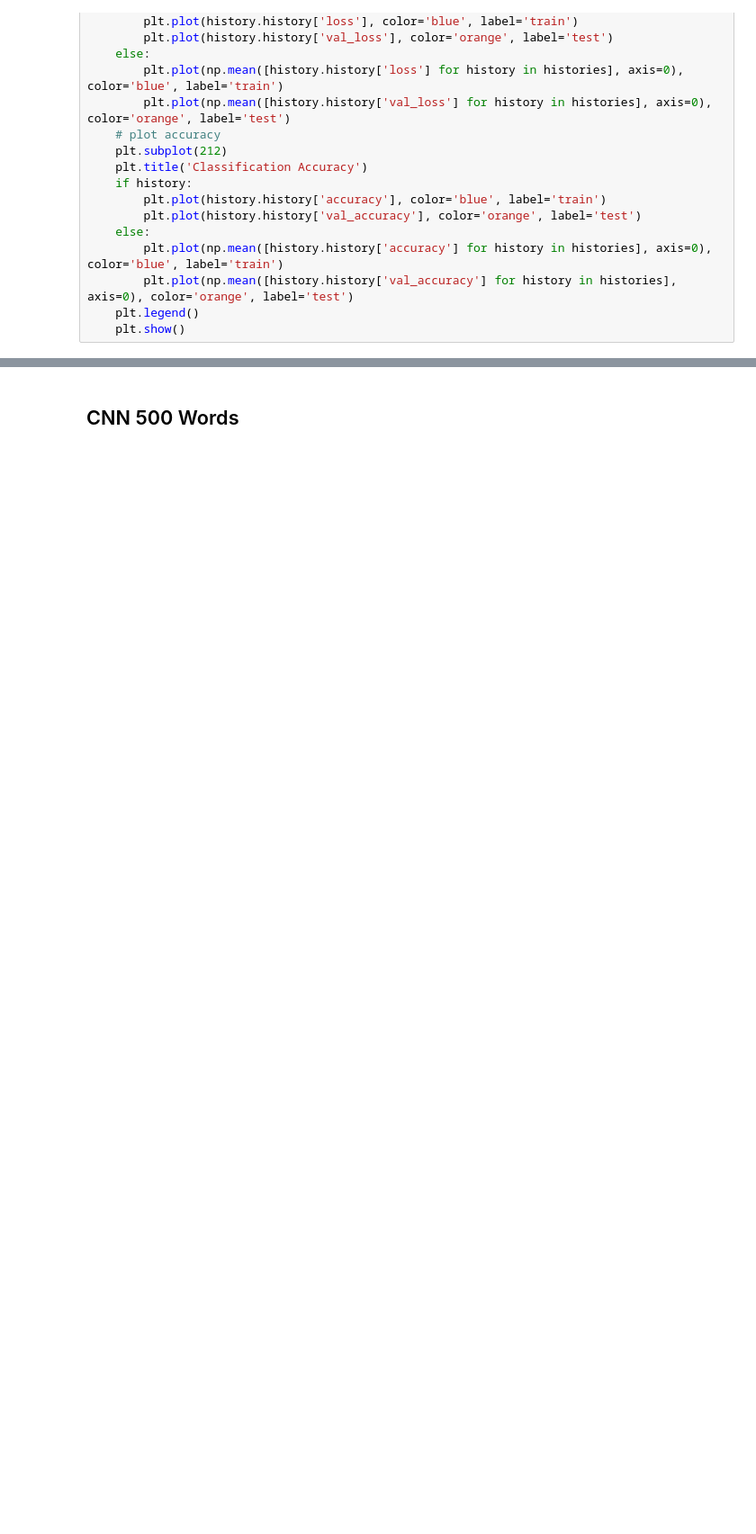
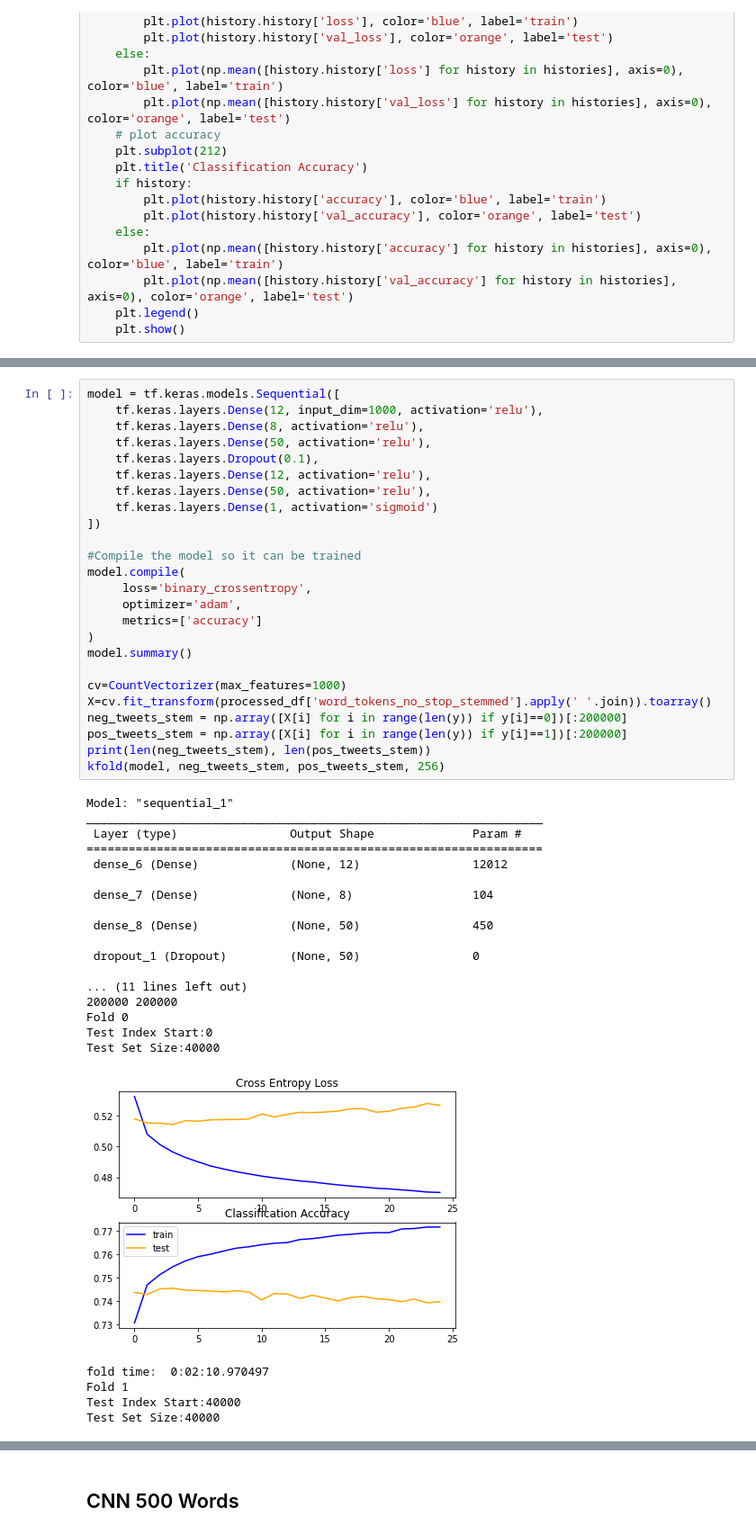
Before and after one commit to NJindia/Tweet_Sentimentality_Classification, a Jupyter notebook: Feature Generation.ipynb, the cells around one changed output, grey strips where cells are left out. Shown at 90% size. Drawn from its saved outputs; the diff is of its cells as text; blank space fills up the shorter version.

```diff
--- a/Feature Generation.ipynb
+++ b/Feature Generation.ipynb
@@ -344,0 +362,48 @@ def summarize_diagnostics(history=None, histories=None):
+# %%
+model = tf.keras.models.Sequential([
+    tf.keras.layers.Dense(12, input_dim=1000, activation='relu'),
+    tf.keras.layers.Dense(8, activation='relu'),
+    tf.keras.layers.Dense(50, activation='relu'),
+    tf.keras.layers.Dropout(0.1),
+    tf.keras.layers.Dense(12, activation='relu'),
+    tf.keras.layers.Dense(50, activation='relu'),
+    tf.keras.layers.Dense(1, activation='sigmoid')
+])
+
+#Compile the model so it can be trained
+model.compile(
+     loss='binary_crossentropy',
+     optimizer='adam',
+     metrics=['accuracy']
+)
+model.summary()
+
+cv=CountVectorizer(max_features=1000)
+X=cv.fit_transform(processed_df['word_tokens_no_stop_stemmed'].apply(' '.join)).toarray()
+neg_tweets_stem = np.array([X[i] for i in range(len(y)) if y[i]==0])[:200000]
+pos_tweets_stem = np.array([X[i] for i in range(len(y)) if y[i]==1])[:200000]
+print(len(neg_tweets_stem), len(pos_tweets_stem))
+kfold(model, neg_tweets_stem, pos_tweets_stem, 256)
+# %% [output]
+Model: "sequential_1"
+_________________________________________________________________
+ Layer (type)                Output Shape              Param #
+=================================================================
+ dense_6 (Dense)             (None, 12)                12012
+
+ dense_7 (Dense)             (None, 8)                 104
+
+ dense_8 (Dense)             (None, 50)                450
+
+ dropout_1 (Dropout)         (None, 50)                0
+
+... (11 lines left out)
+200000 200000
+Fold 0
+Test Index Start:0
+Test Set Size:40000
+[figure, added]
+fold time:  0:02:10.970497
+Fold 1
+Test Index Start:40000
+Test Set Size:40000
```
Also changed, not shown: parts of 39 cells of this notebook.
